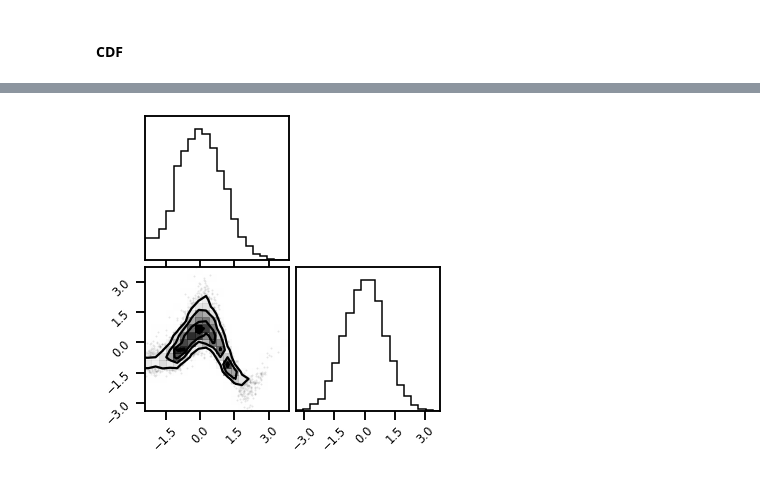
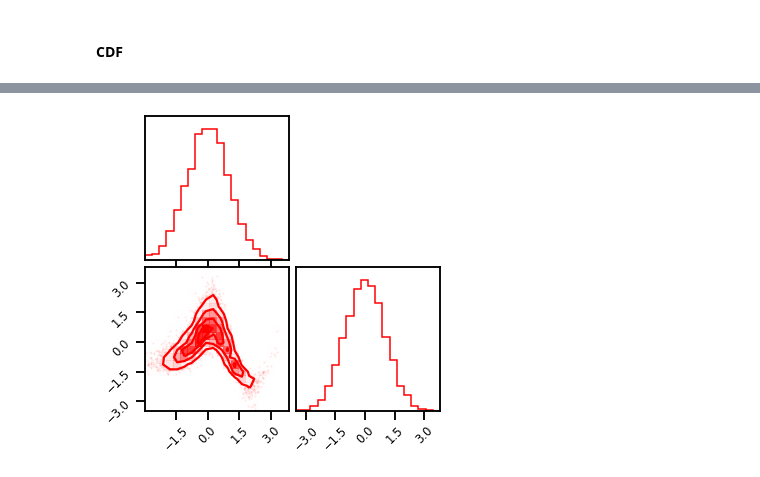
Before and after one commit to IPL-UV/rbig_jax, a Jupyter notebook: jupyterbook/content/experimental/splines.ipynb, the cells around one changed output, grey strips where cells are left out. Saved outputs shown, nothing was run; the diff lists cells and outputs as text; code cells hidden in the pictures.

```diff
--- a/jupyterbook/content/experimental/splines.ipynb
+++ b/jupyterbook/content/experimental/splines.ipynb
@@ -504,2 +311,39 @@ RQSplineParams(x_pos=DeviceArray([[-20.        , -18.        , -16.        , -14
+# %%
+init_rsq_f = PiecewiseRationalQuadraticCDF(
+    n_bins=n_bins,
+    range_min=range_min,
+    range_max=range_max,
+    boundary_slopes=boundary_slopes,
+    identity_init=identity_init,
+    min_bin_size=min_bin_size,
+    min_knot_slope=min_knot_slope,
+)
+
+rqs_bijector = init_rsq_f(key, shape)
+# %%
+# init base distribtion (Gaussian)
+base_dist = Normal(0.0, 1.0)
+
+# create log probability
+log_prob = init_log_prob(base_dist)
+
+# create loss function
+nll_loss = init_nll_loss(log_prob)
+# %%
+from jax.experimental import optimizers
+from rbig_jax.training import init_train_op, train_model
+
+
+lr = 0.01
+optimizer = optimizers.adam
+jitted = True
+
+# initialize training procedure
+train_op, opt_params = init_train_op(
+    rqs_bijector, nll_loss, optimizer, lr=lr, jitted=jitted
+)
+
+# train model
+rqs_bijector_trained, losses = train_model(train_op, opt_params, dl, epochs=epochs,)
 # %% [markdown]
 #### CDF
@@ -516,4 +350,7 @@ plot_joint(
+# %%
+X_trans = rqs_bijector_trained.forward(data)
 # %%
-fig = corner.corner(X_cdf)
+fig = corner.corner(X_trans, color="Red")
+fig.savefig("rsq_mg")
 # %% [output]
-[figure, old version]
+[figure, new version]
```
Also changed, not shown: parts of 68 cells of this notebook, 6 other files.
